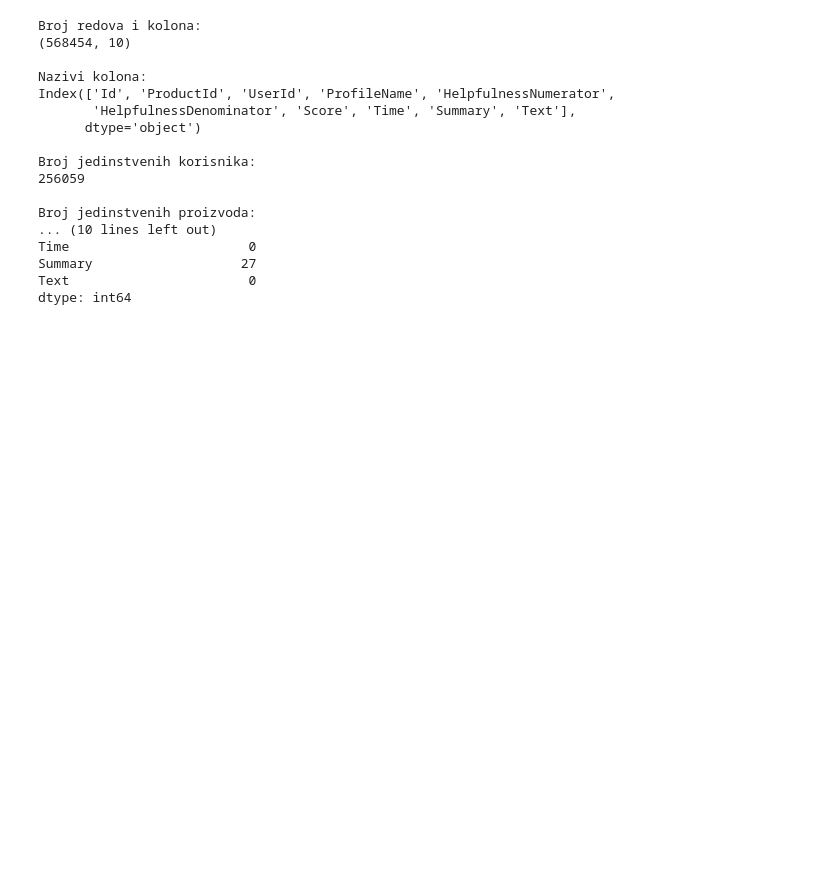
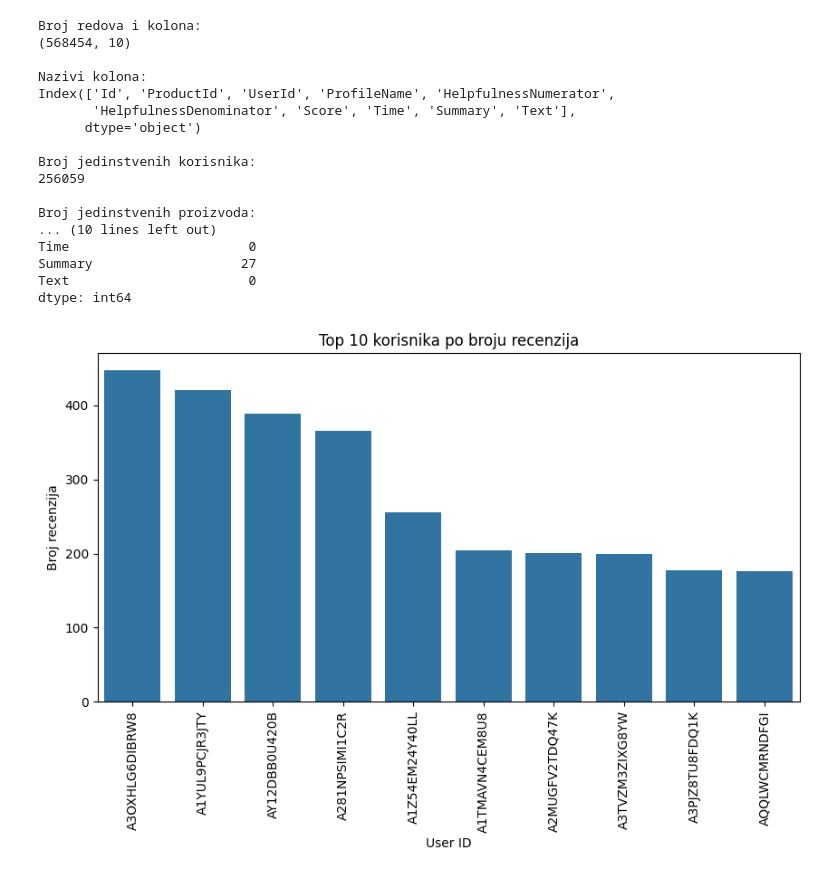
Before and after one commit to branka2004/preporuka_proizvoda_u_elektronskoj_trgovini, a Jupyter notebook: preporuka_proizvoda_autoencoder.ipynb, the cells around one changed output. Cells and saved outputs as stored; diff of their text form; code cells hidden in the pictures; blank space fills up the shorter version.

```diff
--- a/preporuka_proizvoda_autoencoder.ipynb
+++ b/preporuka_proizvoda_autoencoder.ipynb
@@ -116,3 +116,19 @@ Time                       0
 Summary                   27
 Text                       0
 dtype: int64
+# %%
+top_users = df['UserId'].value_counts().head(10)
+
+plt.figure(figsize=(10,5))
+
+sns.barplot(x=top_users.index, y=top_users.values)
+
+plt.title("Top 10 korisnika po broju recenzija")
+plt.xlabel("User ID")
+plt.ylabel("Broj recenzija")
+
+plt.xticks(rotation=90)
+
+plt.show()
+# %% [output]
+[figure, added]
```
Also changed, not shown: parts of 14 cells of this notebook.
